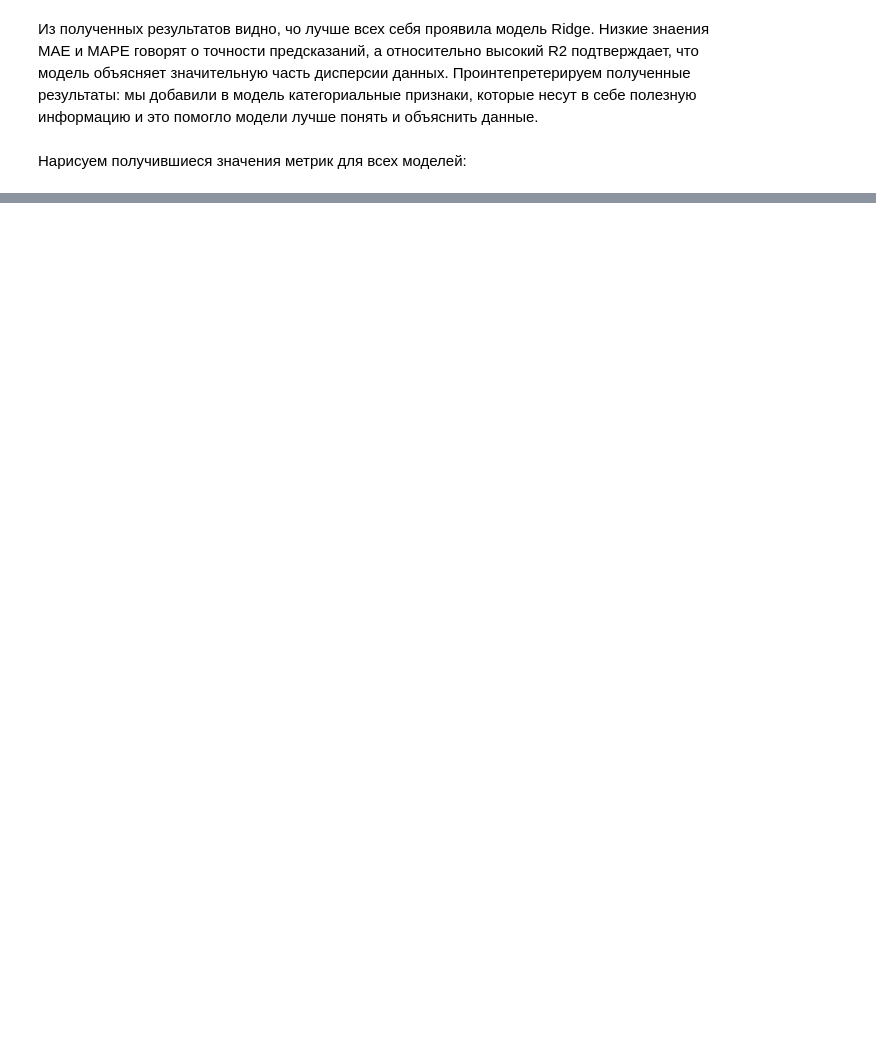
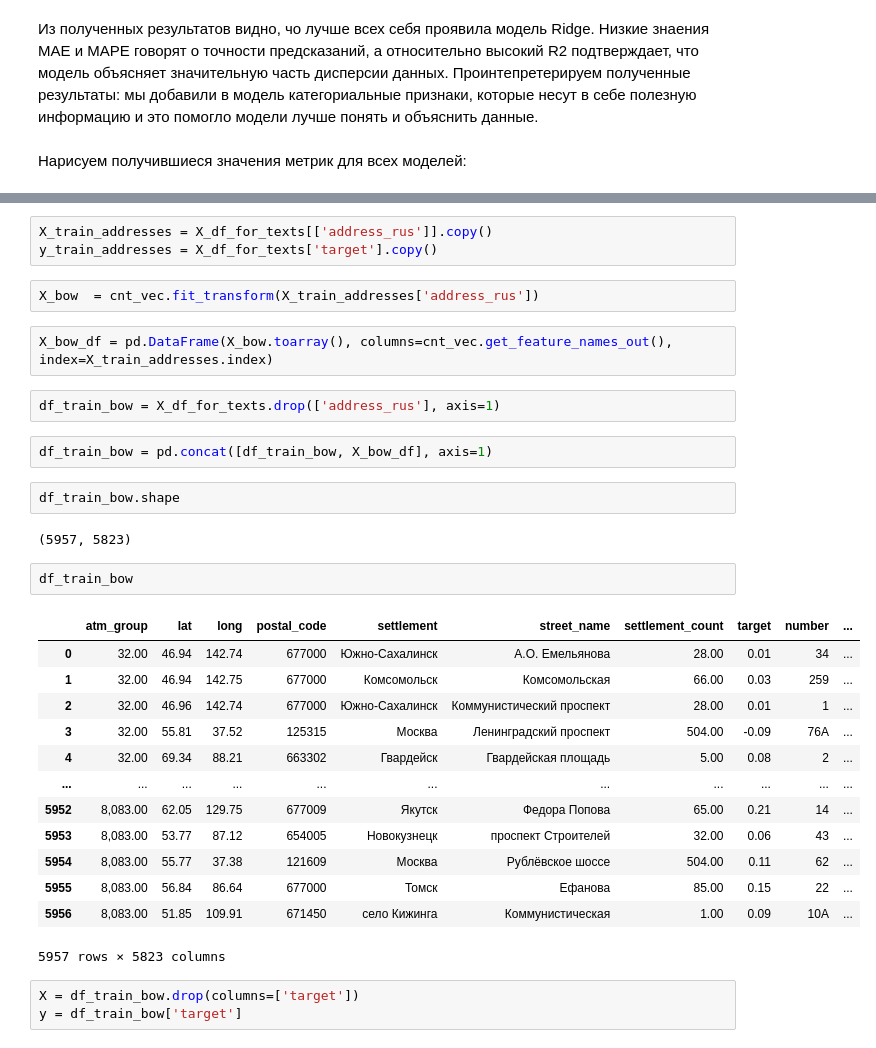
Before and after one commit to Aculanma/determining-the-popularity-of-geolocation-for-atm-placement, a Jupyter notebook: years_project_checkpoint3.ipynb, the cells around one changed output, grey strips where cells are left out. Cells and saved outputs as stored; diff of their text form; blank space fills up the shorter version.

Commit message:
applied methods with texts

```diff
--- a/years_project_checkpoint3.ipynb
+++ b/years_project_checkpoint3.ipynb
@@ -906,0 +1204,34 @@ plt.show()
+# %%
+X_train_addresses = X_df_for_texts[['address_rus']].copy()
+y_train_addresses = X_df_for_texts['target'].copy()
+# %%
+X_bow  = cnt_vec.fit_transform(X_train_addresses['address_rus'])
+# %%
+X_bow_df = pd.DataFrame(X_bow.toarray(), columns=cnt_vec.get_feature_names_out(), index=X_train_addresses.index)
+# %%
+df_train_bow = X_df_for_texts.drop(['address_rus'], axis=1)
+# %%
+df_train_bow = pd.concat([df_train_bow, X_bow_df], axis=1)
+# %%
+df_train_bow.shape
+# %% [output]
+(5957, 5823)
+# %%
+df_train_bow
+# %% [output]
+|  | atm_group | lat | long | postal_code | settlement | street_name | settlement_count | target | number | ... |
+| 0 | 32.00 | 46.94 | 142.74 | 677000 | Южно-Сахалинск | А.О. Емельянова | 28.00 | 0.01 | 34 | ... |
+| 1 | 32.00 | 46.94 | 142.75 | 677000 | Комсомольск | Комсомольская | 66.00 | 0.03 | 259 | ... |
+| 2 | 32.00 | 46.96 | 142.74 | 677000 | Южно-Сахалинск | Коммунистический проспект | 28.00 | 0.01 | 1 | ... |
+| 3 | 32.00 | 55.81 | 37.52 | 125315 | Москва | Ленинградский проспект | 504.00 | -0.09 | 76А | ... |
+| 4 | 32.00 | 69.34 | 88.21 | 663302 | Гвардейск | Гвардейская площадь | 5.00 | 0.08 | 2 | ... |
+| ... | ... | ... | ... | ... | ... | ... | ... | ... | ... | ... |
+| 5952 | 8,083.00 | 62.05 | 129.75 | 677009 | Якутск | Федора Попова | 65.00 | 0.21 | 14 | ... |
+| 5953 | 8,083.00 | 53.77 | 87.12 | 654005 | Новокузнецк | проспект Строителей | 32.00 | 0.06 | 43 | ... |
+| 5954 | 8,083.00 | 55.77 | 37.38 | 121609 | Москва | Рублёвское шоссе | 504.00 | 0.11 | 62 | ... |
+| 5955 | 8,083.00 | 56.84 | 86.64 | 677000 | Томск | Ефанова | 85.00 | 0.15 | 22 | ... |
+| 5956 | 8,083.00 | 51.85 | 109.91 | 671450 | село Кижинга | Коммунистическая | 1.00 | 0.09 | 10А | ... |
+5957 rows × 5823 columns
+# %%
+X = df_train_bow.drop(columns=['target'])
+y = df_train_bow['target']
```
Also changed, not shown: parts of 153 cells of this notebook.
